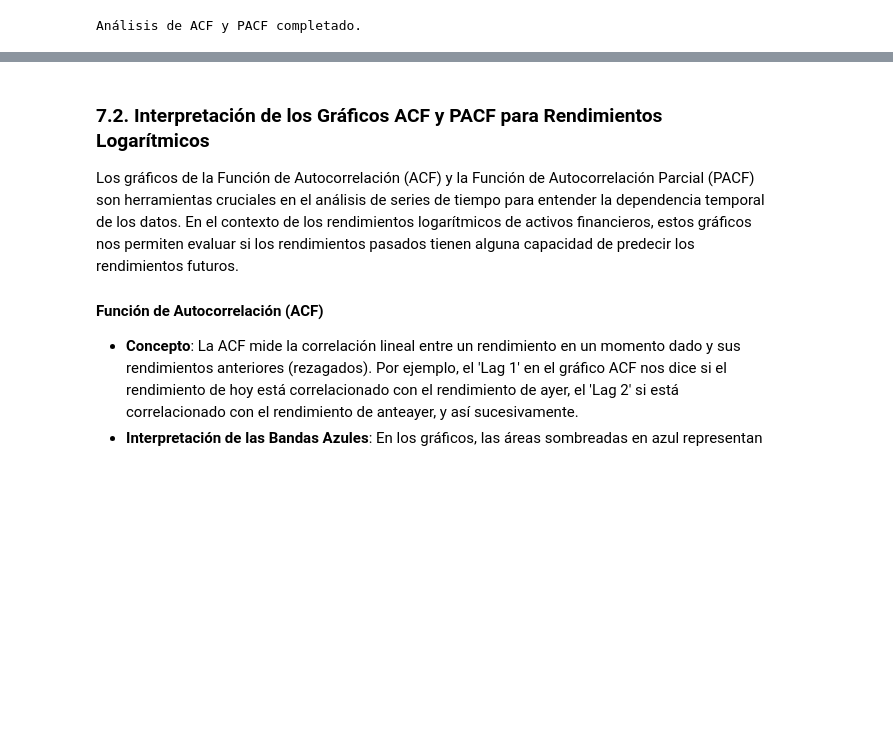
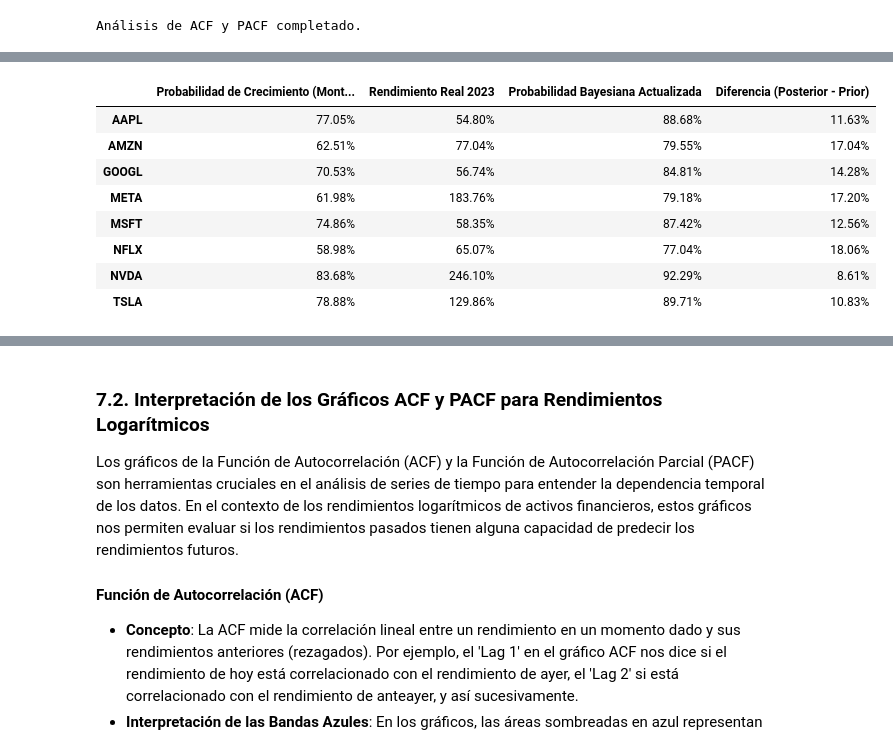
Before and after one commit to mcabeza-gif/Modelado-de-Datos, a Jupyter notebook: modelado_de_datos_.ipynb, the cells around one changed output, grey strips where cells are left out. Saved outputs shown, nothing was run; the diff lists cells and outputs as text; code cells hidden in the pictures; blank space fills up the shorter version.

```diff
--- a/modelado_de_datos_.ipynb
+++ b/modelado_de_datos_.ipynb
@@ -2510,0 +2850,74 @@ Análisis de ACF y PACF completado.
+# %%
+import pandas as pd
+
+# --- Definición de las verosimilitudes asumidas ---
+# P(E_pos | H_pos): Probabilidad de que 2023 fue positivo dado que 2024 será positivo
+likelihood_Epos_given_Hpos = 0.7
+# P(E_pos | H_neg): Probabilidad de que 2023 fue positivo dado que 2024 será negativo
+likelihood_Epos_given_Hneg = 0.3
+
+# Las otras verosimilitudes se derivan lógicamente
+# P(E_neg | H_pos) = 1 - P(E_pos | H_pos)
+likelihood_Eneg_given_Hpos = 1 - likelihood_Epos_given_Hpos
+# P(E_neg | H_neg) = 1 - P(E_pos | H_neg)
+likelihood_Eneg_given_Hneg = 1 - likelihood_Epos_given_Hneg
+
+print("Verosimilitudes asumidas:")
+print(f"P(2023 Pos | 2024 Pos) = {likelihood_Epos_given_Hpos}")
+print(f"P(2023 Pos | 2024 Neg) = {likelihood_Epos_given_Hneg}")
+print(f"P(2023 Neg | 2024 Pos) = {likelihood_Eneg_given_Hpos}")
+print(f"P(2023 Neg | 2024 Neg) = {likelihood_Eneg_given_Hneg}")
+
+
+bayesian_updated_probabilities = {}
+
+for ticker in probability_of_growth.index:
+    # 1. Probabilidades a priori (del Monte Carlo)
+    prior_Hpos = probability_of_growth[ticker] # P(H_pos)
+    prior_Hneg = 1 - prior_Hpos              # P(H_neg)
+
+    # 2. Evidencia (rendimiento real de 2023)
+    actual_2023_return = actual_annual_returns_2023[ticker]
+
+    if actual_2023_return > 0:
+        # Evidencia: E_pos (rendimiento de 2023 fue positivo)
+
+        # P(E_pos) = P(E_pos | H_pos) * P(H_pos) + P(E_pos | H_neg) * P(H_neg)
+        prob_E_pos = (likelihood_Epos_given_Hpos * prior_Hpos) + \
+                     (likelihood_Epos_given_Hneg * prior_Hneg)
+
+        # P(H_pos | E_pos) = [P(E_pos | H_pos) * P(H_pos)] / P(E_pos)
+        posterior_Hpos = (likelihood_Epos_given_Hpos * prior_Hpos) / prob_E_pos
+
+    else:
+        # Evidencia: E_neg (rendimiento de 2023 fue negativo o cero)
+
+        # P(E_neg) = P(E_neg | H_pos) * P(H_pos) + P(E_neg | H_neg) * P(H_neg)
+        prob_E_neg = (likelihood_Eneg_given_Hpos * prior_Hpos) + \
+                     (likelihood_Eneg_given_Hneg * prior_Hneg)
+
+        # P(H_pos | E_neg) = [P(E_neg | H_pos) * P(H_pos)] / P(E_neg)
+        posterior_Hpos = (likelihood_Eneg_given_Hpos * prior_Hpos) / prob_E_neg
+
+    bayesian_updated_probabilities[ticker] = posterior_Hpos
+
+# Convertir a Series de Pandas para fácil manejo
+bayesian_updated_probabilities_series = pd.Series(bayesian_updated_probabilities, name='Probabilidad Bayesiana Actualizada')
+
+# Crear un DataFrame para comparar los resultados
+bayesian_df = pd.DataFrame({
+    'Probabilidad de Crecimiento (Monte Carlo Prior)': probability_of_growth,
+    'Rendimiento Real 2023': actual_annual_returns_2023,
+    'Probabilidad Bayesiana Actualizada': bayesian_updated_probabilities_series
+})
+
+bayesian_df['Diferencia (Posterior - Prior)'] = bayesian_df['Probabilidad Bayesiana Actualizada'] - bayesian_df['Probabilidad de Crecimiento (Monte Carlo Prior)']
+
+print("\n--- Resultados de la Actualización Bayesiana ---")
+display(bayesian_df.style.format({
+    'Probabilidad de Crecimiento (Monte Carlo Prior)': '{:.2%}',
+    'Rendimiento Real 2023': '{:.2%}',
+    'Probabilidad Bayesiana Actualizada': '{:.2%}',
+    'Diferencia (Posterior - Prior)': '{:.2%}'
+}))
+# %% [output]
@@ -2510,0 +2931,9 @@ Análisis de ACF y PACF completado.
+|  | Probabilidad de Crecimiento (Mont... | Rendimiento Real 2023 | Probabilidad Bayesiana Actualizada | Diferencia (Posterior - Prior) |
+| AAPL | 77.05% | 54.80% | 88.68% | 11.63% |
+| AMZN | 62.51% | 77.04% | 79.55% | 17.04% |
+| GOOGL | 70.53% | 56.74% | 84.81% | 14.28% |
+| META | 61.98% | 183.76% | 79.18% | 17.20% |
+| MSFT | 74.86% | 58.35% | 87.42% | 12.56% |
+| NFLX | 58.98% | 65.07% | 77.04% | 18.06% |
+| NVDA | 83.68% | 246.10% | 92.29% | 8.61% |
+| TSLA | 78.88% | 129.86% | 89.71% | 10.83% |
```
Also changed, not shown: parts of 16 cells of this notebook.
